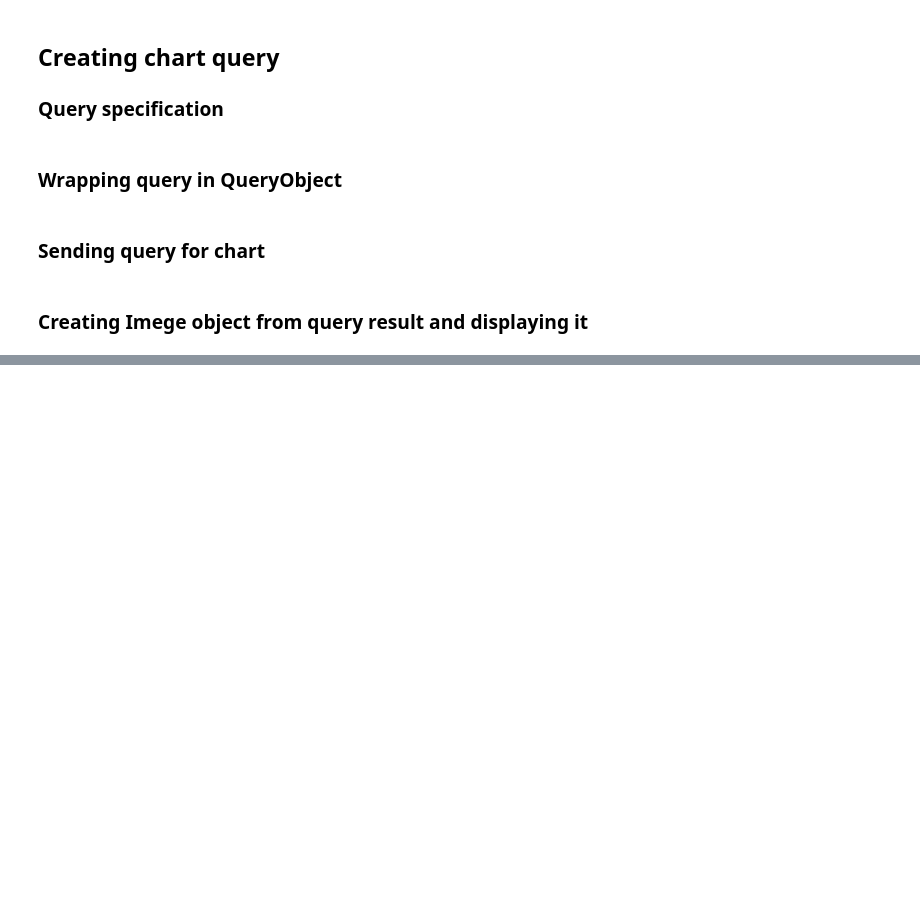
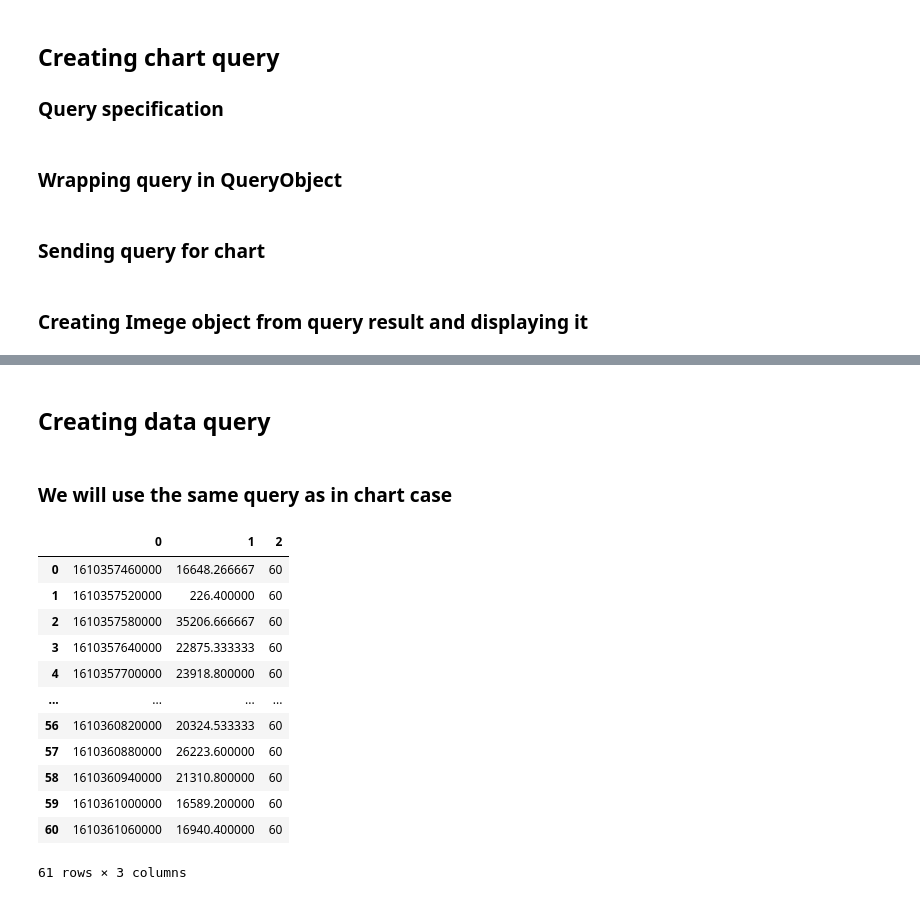
Before and after one commit to kentik/community_sdk_python, a Jupyter notebook: kentik_api_library/examples/queries_visualisation_example.ipynb, the cells around one changed output, grey strips where cells are left out. Drawn from its saved outputs; the diff is of its cells as text; code cells hidden in the pictures; blank space fills up the shorter version.

```diff
--- a/kentik_api_library/examples/queries_visualisation_example.ipynb
+++ b/kentik_api_library/examples/queries_visualisation_example.ipynb
@@ -78,0 +80,24 @@ img
+# %% [markdown]
+## Creating data query
+# %% [markdown]
+### We will use the same query as in chart case
+# %%
+result2 = client.query.data(query_object)
+# %%
+df = pd.DataFrame(result2.results[0]["data"][0]["timeSeries"]["both_bits_per_sec"]["flow"])
+# %%
+df
+# %% [output]
+|  | 0 | 1 | 2 |
+| 0 | 1610357460000 | 16648.266667 | 60 |
+| 1 | 1610357520000 | 226.400000 | 60 |
+| 2 | 1610357580000 | 35206.666667 | 60 |
+| 3 | 1610357640000 | 22875.333333 | 60 |
+| 4 | 1610357700000 | 23918.800000 | 60 |
+| ... | ... | ... | ... |
+| 56 | 1610360820000 | 20324.533333 | 60 |
+| 57 | 1610360880000 | 26223.600000 | 60 |
+| 58 | 1610360940000 | 21310.800000 | 60 |
+| 59 | 1610361000000 | 16589.200000 | 60 |
+| 60 | 1610361060000 | 16940.400000 | 60 |
+61 rows × 3 columns
```
Also changed, not shown: parts of 2 cells of this notebook, 4 other files.
